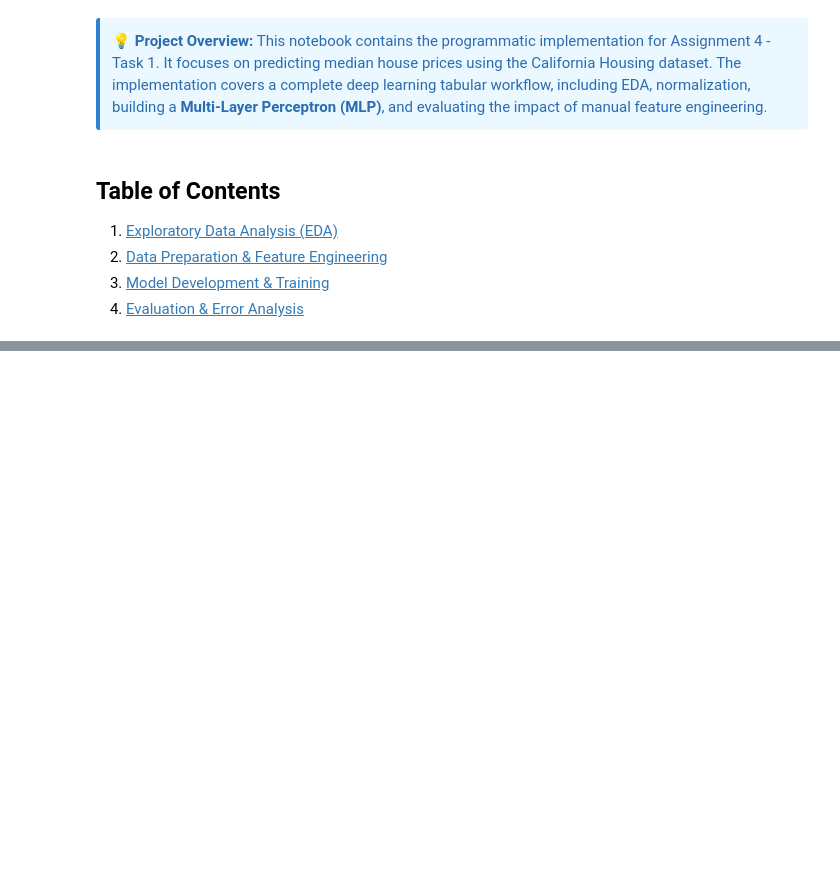
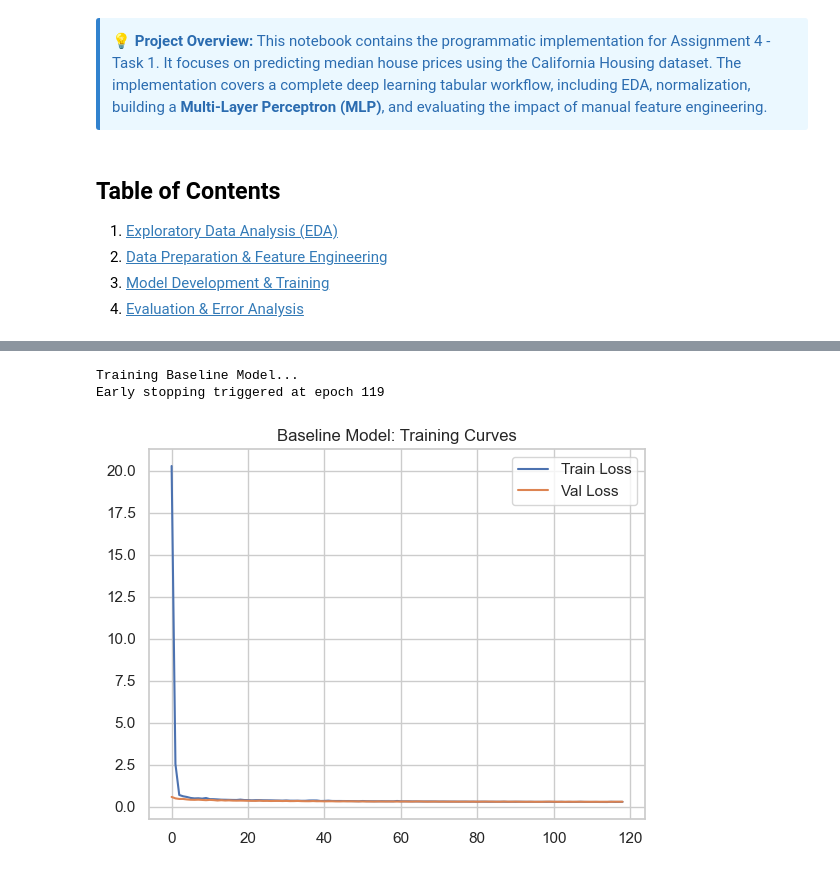
Before and after one commit to Parsa-Saeednia/UT-DataScience-Spring2026, a Jupyter notebook: Assignments/CA4/01_MLP_Feature_Engineering_Housing.ipynb, the cells around one changed output, grey strips where cells are left out. Saved outputs shown, nothing was run; the diff lists cells and outputs as text; code cells hidden in the pictures; blank space fills up the shorter version.

Commit message:
base model and enhaced model crated

```diff
--- a/Assignments/CA4/01_MLP_Feature_Engineering_Housing.ipynb
+++ b/Assignments/CA4/01_MLP_Feature_Engineering_Housing.ipynb
@@ -75,0 +225,56 @@
+# %%
+def train_model(model, train_loader, val_loader, epochs=150, lr=0.001, patience=15):
+    criterion = nn.MSELoss()
+    optimizer = optim.Adam(model.parameters(), lr=lr)
+    early_stopping = EarlyStopping(patience=patience)
+
+    train_losses, val_losses = [], []
+
+    for epoch in range(epochs):
+        model.train()
+        running_loss = 0.0
+        for inputs, targets in train_loader:
+            optimizer.zero_grad()
+            outputs = model(inputs)
+            loss = criterion(outputs, targets)
+            loss.backward()
+            optimizer.step()
+            running_loss += loss.item() * inputs.size(0)
+
+        train_loss = running_loss / len(train_loader.dataset)
+        train_losses.append(train_loss)
+
+        model.eval()
+        running_val_loss = 0.0
+        with torch.no_grad():
+            for inputs, targets in val_loader:
+                outputs = model(inputs)
+                loss = criterion(outputs, targets)
+                running_val_loss += loss.item() * inputs.size(0)
+
+        val_loss = running_val_loss / len(val_loader.dataset)
+        val_losses.append(val_loss)
+
+        early_stopping(val_loss, model)
+        if early_stopping.early_stop:
+            print(f"Early stopping triggered at epoch {epoch+1}")
+            break
+
+    model.load_state_dict(early_stopping.best_state)
+    return model, train_losses, val_losses
+
+
+
+print("Training Baseline Model...")
+baseline_model = RegressionMLP(input_dim=X_train_scaled.shape[1])
+baseline_model, b_train_loss, b_val_loss = train_model(baseline_model, train_loader_base, val_loader_base)
+
+plt.plot(b_train_loss, label='Train Loss')
+plt.plot(b_val_loss, label='Val Loss')
+plt.title('Baseline Model: Training Curves')
+plt.legend()
+plt.show()
+# %% [output]
+Training Baseline Model...
+Early stopping triggered at epoch 119
+[figure, added]
```
Also changed, not shown: parts of 26 cells of this notebook.
